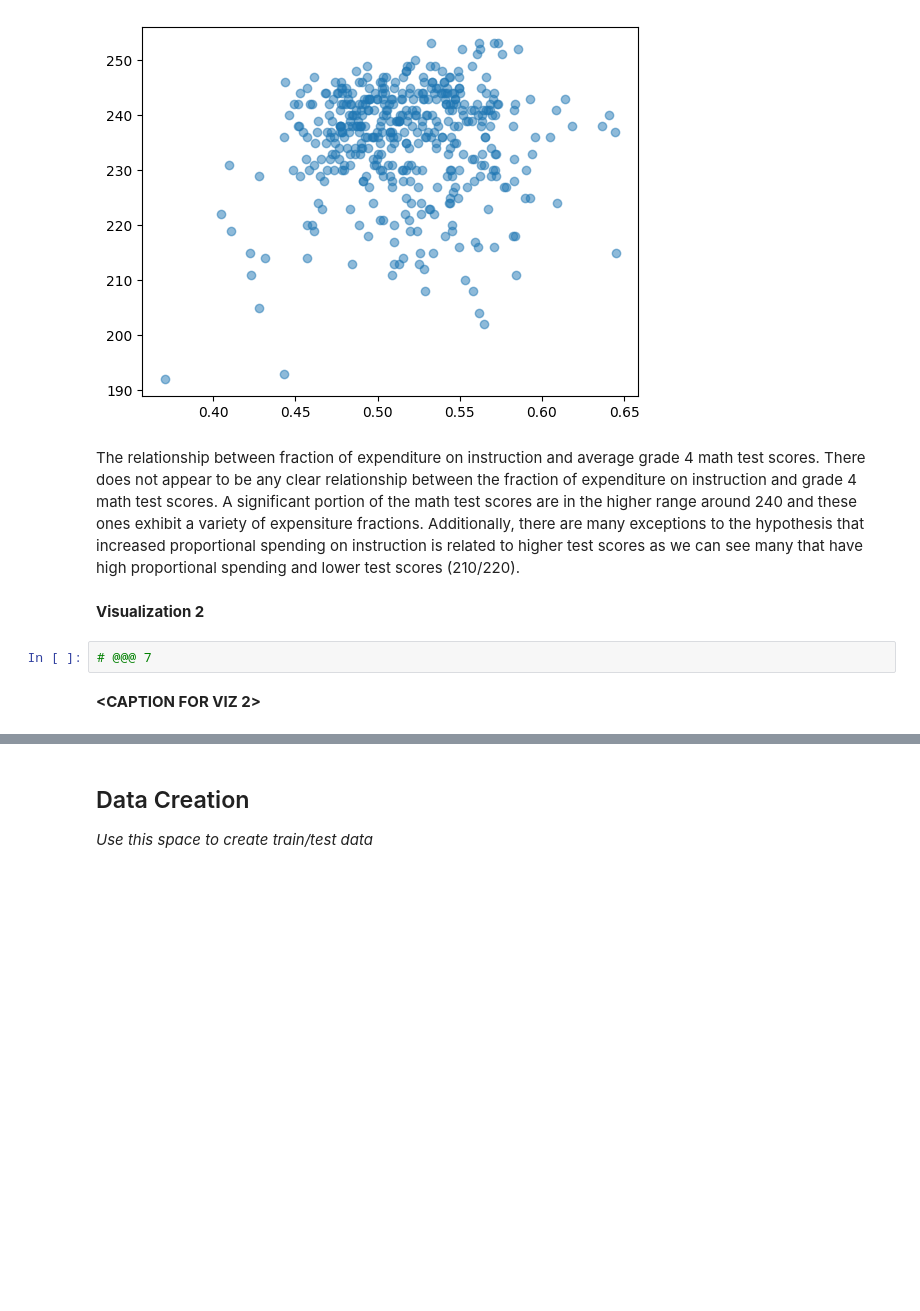
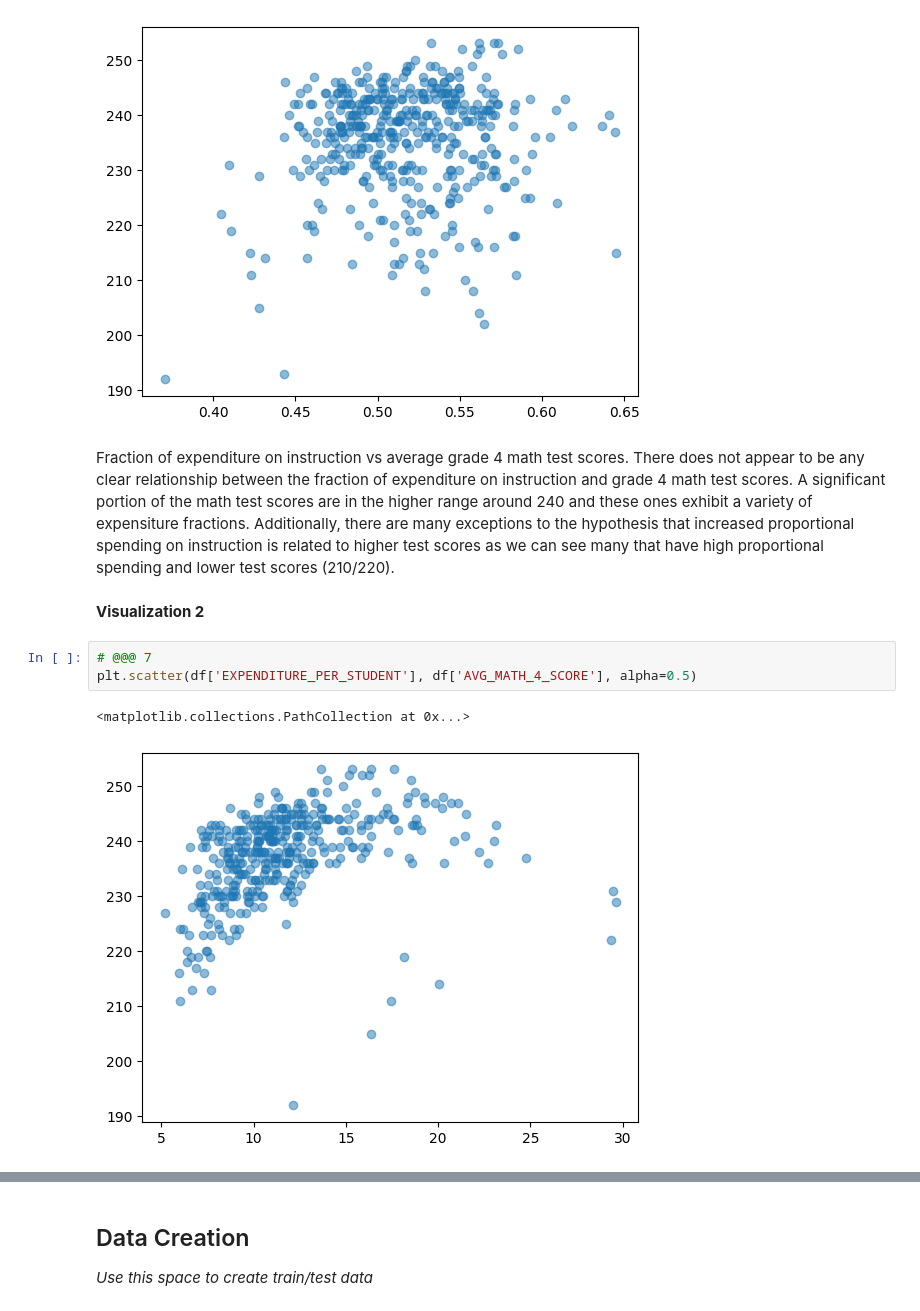
Before and after one commit to mpsivadasan/MDST-Onboarding-main, a Jupyter notebook: tutorial1/checkpoint1.ipynb, the cells around one changed output, grey strips where cells are left out. Saved outputs shown, nothing was run; the diff lists cells and outputs as text; blank space fills up the shorter version.

```diff
--- a/tutorial1/checkpoint1.ipynb
+++ b/tutorial1/checkpoint1.ipynb
@@ -152,11 +152,13 @@ plt.scatter(df['EXPENDITURE_FRAC'], df['AVG_MATH_4_SCORE'], alpha=0.5)
 <matplotlib.collections.PathCollection at 0x...>
 [figure]
 # %% [markdown]
-The relationship between fraction of expenditure on instruction and average grade 4 math test scores.
+Fraction of expenditure on instruction vs average grade 4 math test scores.
 There does not appear to be any clear relationship between the fraction of expenditure on instruction and grade 4 math test scores. A significant portion of the math test scores are in the higher range around 240 and these ones exhibit a variety of expensiture fractions. Additionally, there are many exceptions to the hypothesis that increased proportional spending on instruction is related to higher test scores as we can see many that have high proportional spending and lower test scores (210/220).
 # %% [markdown]
 **Visualization 2**
-# %%
-# @@@ 7
-# %% [markdown]
-**<CAPTION FOR VIZ 2>**
+# %%
+# @@@ 7
+plt.scatter(df['EXPENDITURE_PER_STUDENT'], df['AVG_MATH_4_SCORE'], alpha=0.5)
+# %% [output]
+<matplotlib.collections.PathCollection at 0x...>
+[figure, added]
```
Also changed, not shown: parts of 5 cells of this notebook.
